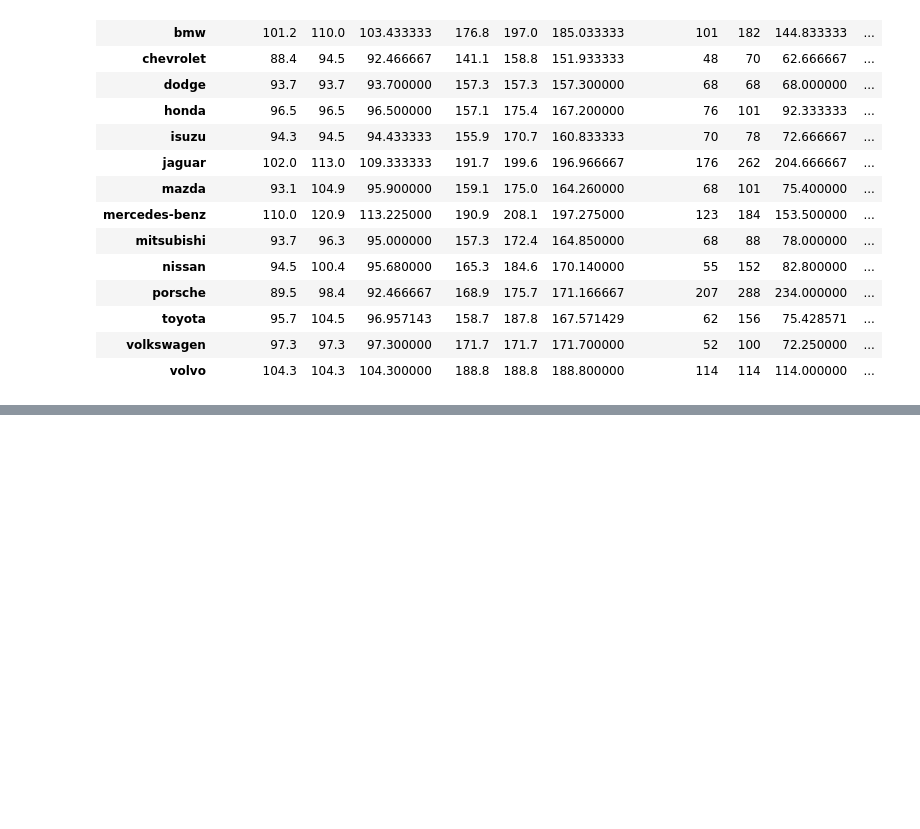
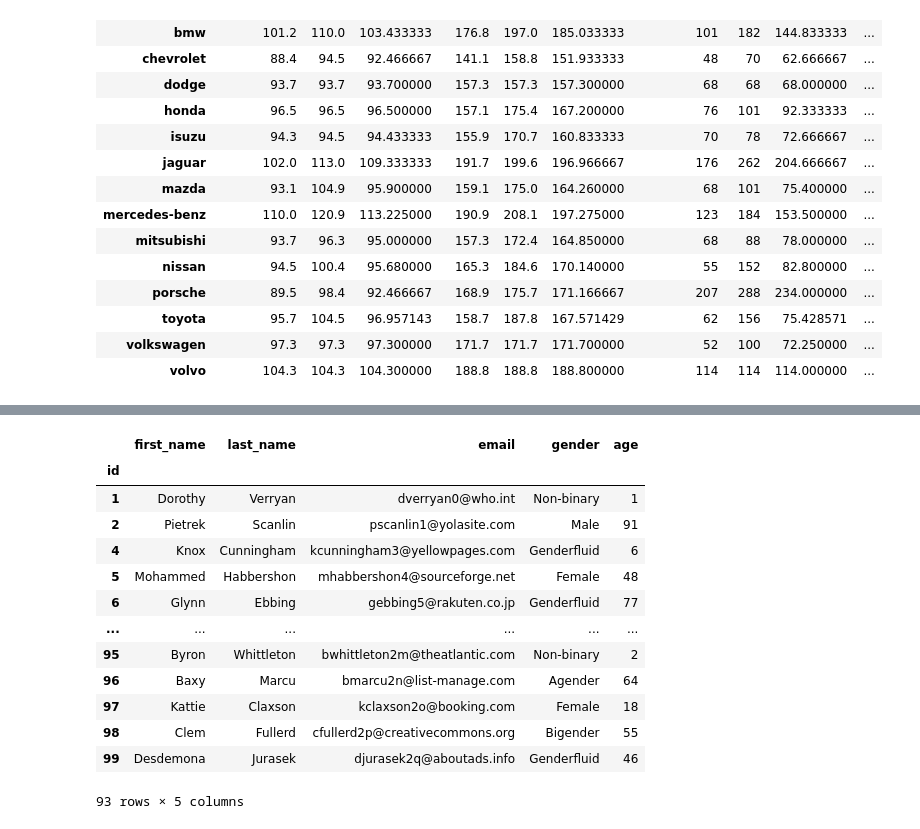
Before and after one commit to Ahmadjon0125/Mohirdev_lessons, a Jupyter notebook: 04.Ma'lumotlarga ishlov berish. Ma'lumotlarni tayyorlash/02.Guruhlash.ipynb, the cells around one changed output, grey strips where cells are left out. Saved outputs shown, nothing was run; the diff lists cells and outputs as text; code cells hidden in the pictures; blank space fills up the shorter version.

```diff
--- a/04.Ma'lumotlarga ishlov berish. Ma'lumotlarni tayyorlash/02.Guruhlash.ipynb
+++ b/04.Ma'lumotlarga ishlov berish. Ma'lumotlarni tayyorlash/02.Guruhlash.ipynb
@@ -340,0 +432,17 @@ df.select_dtypes(include='number').groupby(df['company']).agg([min, max, lambda
+# %%
+df
+# %% [output]
+|  | first_name | last_name | email | gender | age |
+| id |  |  |  |  |  |
+| 1 | Dorothy | Verryan | dverryan0@who.int | Non-binary | 1 |
+| 2 | Pietrek | Scanlin | pscanlin1@yolasite.com | Male | 91 |
+| 4 | Knox | Cunningham | kcunningham3@yellowpages.com | Genderfluid | 6 |
+| 5 | Mohammed | Habbershon | mhabbershon4@sourceforge.net | Female | 48 |
+| 6 | Glynn | Ebbing | gebbing5@rakuten.co.jp | Genderfluid | 77 |
+| ... | ... | ... | ... | ... | ... |
+| 95 | Byron | Whittleton | bwhittleton2m@theatlantic.com | Non-binary | 2 |
+| 96 | Baxy | Marcu | bmarcu2n@list-manage.com | Agender | 64 |
+| 97 | Kattie | Claxson | kclaxson2o@booking.com | Female | 18 |
+| 98 | Clem | Fullerd | cfullerd2p@creativecommons.org | Bigender | 55 |
+| 99 | Desdemona | Jurasek | djurasek2q@aboutads.info | Genderfluid | 46 |
+93 rows × 5 columns
```
Also changed, not shown: parts of 19 cells of this notebook.
